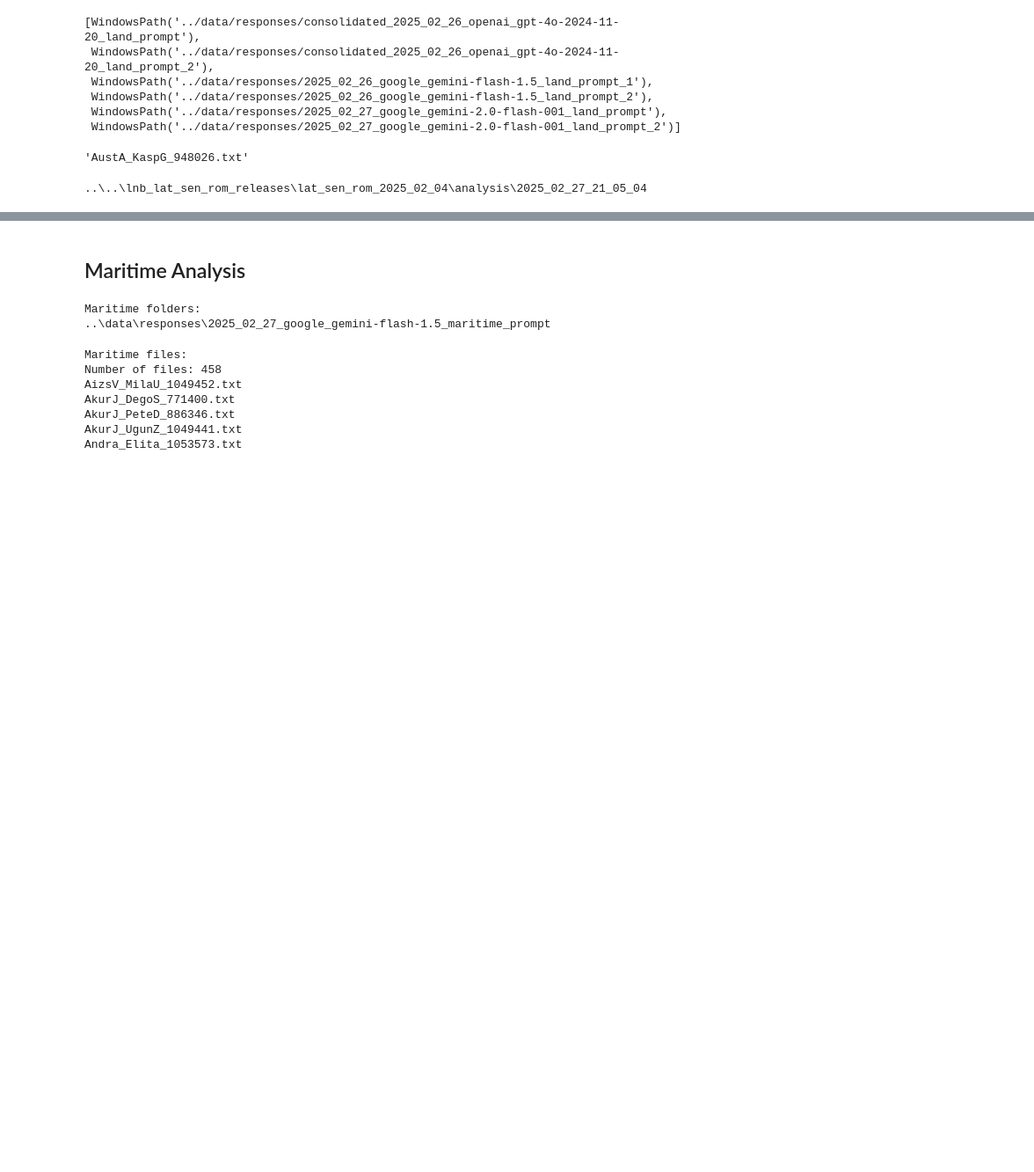
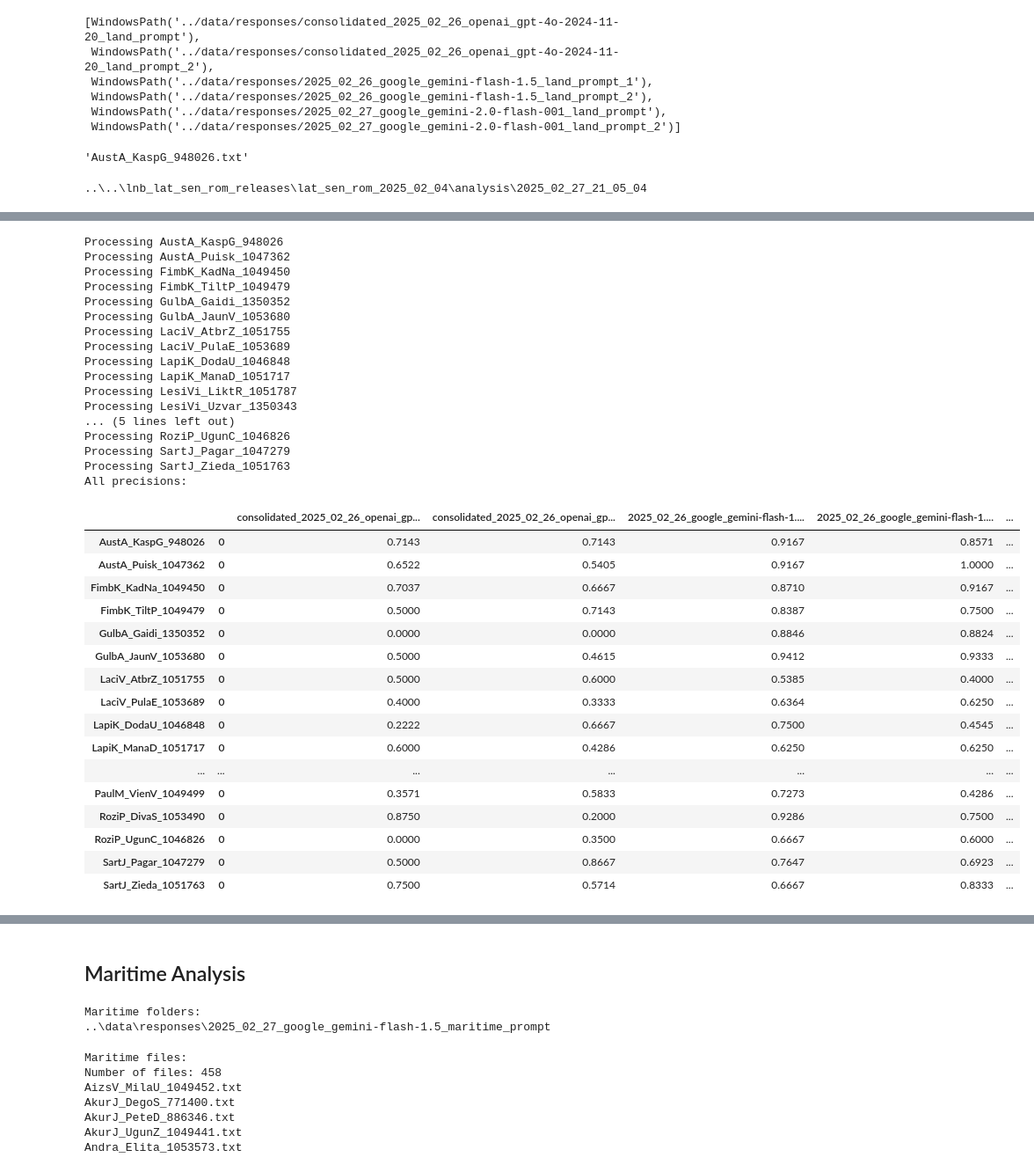
Before and after one commit to ValRCS/lnb_transports, a Jupyter notebook: notebooks/Analyze_Responses.ipynb, the cells around one changed output, grey strips where cells are left out. Shown at 88% size. Saved outputs shown, nothing was run; the diff lists cells and outputs as text; code cells hidden in the pictures; blank space fills up the shorter version.

Commit message:
Test response precision and unique terms

```diff
--- a/notebooks/Analyze_Responses.ipynb
+++ b/notebooks/Analyze_Responses.ipynb
@@ -348,0 +357,8 @@ print(target_folder)
+# %%
+# first let's get a list of files that we want to process
+target_parent_folder = Path("../data") / "analysis"
+# what subfolders do we have in target parent folder
+subfolders = [f for f in target_parent_folder.iterdir() if f.is_dir()]
+print(f"Subfolders:")
+for subfolder in subfolders:
+    print(subfolder)
@@ -348,0 +368,4 @@ print(target_folder)
+# %%
+# target folder will be last subfolder
+target_folder = subfolders[-1]
+print(f"Target folder: {target_folder}")
@@ -348,0 +374,7 @@ print(target_folder)
+# %%
+# how many csv files in target folder
+csv_files = list(target_folder.glob("*.csv"))
+print(f"Number of csv files: {len(csv_files)}")
+# print all csv files
+for csv_file in csv_files:
+    print(csv_file)
@@ -348,0 +448,52 @@ print(target_folder)
+# %%
+# now let's go through all files
+# our end result will be a dataframe where index will be file name and columns will be precision for each column in csv file
+def get_all_precisions(csv_files, verbose=False):
+    data = {}
+    for csv_file in csv_files:
+        csv_stem = csv_file.stem
+        if verbose:
+            print(f"Processing {csv_stem}")
+        term_data, precision = get_precision_df(csv_file)
+        data[csv_stem] = precision
+    return pd.concat(data, axis=0)
+
+# let's test it on all csv files
+all_precisions = get_all_precisions(csv_files, verbose=True)
+print(f"All precisions:")
+display(all_precisions)
+# %% [output]
+Processing AustA_KaspG_948026
+Processing AustA_Puisk_1047362
+Processing FimbK_KadNa_1049450
+Processing FimbK_TiltP_1049479
+Processing GulbA_Gaidi_1350352
+Processing GulbA_JaunV_1053680
+Processing LaciV_AtbrZ_1051755
+Processing LaciV_PulaE_1053689
+Processing LapiK_DodaU_1046848
+Processing LapiK_ManaD_1051717
+Processing LesiVi_LiktR_1051787
+Processing LesiVi_Uzvar_1350343
+... (5 lines left out)
+Processing RoziP_UgunC_1046826
+Processing SartJ_Pagar_1047279
+Processing SartJ_Zieda_1051763
+All precisions:
+|  |  | consolidated_2025_02_26_openai_gp... | consolidated_2025_02_26_openai_gp... | 2025_02_26_google_gemini-flash-1.... | 2025_02_26_google_gemini-flash-1.... | ... |
+| AustA_KaspG_948026 | 0 | 0.7143 | 0.7143 | 0.9167 | 0.8571 | ... |
+| AustA_Puisk_1047362 | 0 | 0.6522 | 0.5405 | 0.9167 | 1.0000 | ... |
+| FimbK_KadNa_1049450 | 0 | 0.7037 | 0.6667 | 0.8710 | 0.9167 | ... |
+| FimbK_TiltP_1049479 | 0 | 0.5000 | 0.7143 | 0.8387 | 0.7500 | ... |
+| GulbA_Gaidi_1350352 | 0 | 0.0000 | 0.0000 | 0.8846 | 0.8824 | ... |
+| GulbA_JaunV_1053680 | 0 | 0.5000 | 0.4615 | 0.9412 | 0.9333 | ... |
+| LaciV_AtbrZ_1051755 | 0 | 0.5000 | 0.6000 | 0.5385 | 0.4000 | ... |
+| LaciV_PulaE_1053689 | 0 | 0.4000 | 0.3333 | 0.6364 | 0.6250 | ... |
+| LapiK_DodaU_1046848 | 0 | 0.2222 | 0.6667 | 0.7500 | 0.4545 | ... |
+| LapiK_ManaD_1051717 | 0 | 0.6000 | 0.4286 | 0.6250 | 0.6250 | ... |
+| ... | ... | ... | ... | ... | ... | ... |
+| PaulM_VienV_1049499 | 0 | 0.3571 | 0.5833 | 0.7273 | 0.4286 | ... |
+| RoziP_DivaS_1053490 | 0 | 0.8750 | 0.2000 | 0.9286 | 0.7500 | ... |
+| RoziP_UgunC_1046826 | 0 | 0.0000 | 0.3500 | 0.6667 | 0.6000 | ... |
+| SartJ_Pagar_1047279 | 0 | 0.5000 | 0.8667 | 0.7647 | 0.6923 | ... |
+| SartJ_Zieda_1051763 | 0 | 0.7500 | 0.5714 | 0.6667 | 0.8333 | ... |
```
Also changed, not shown: parts of 14 cells of this notebook.
